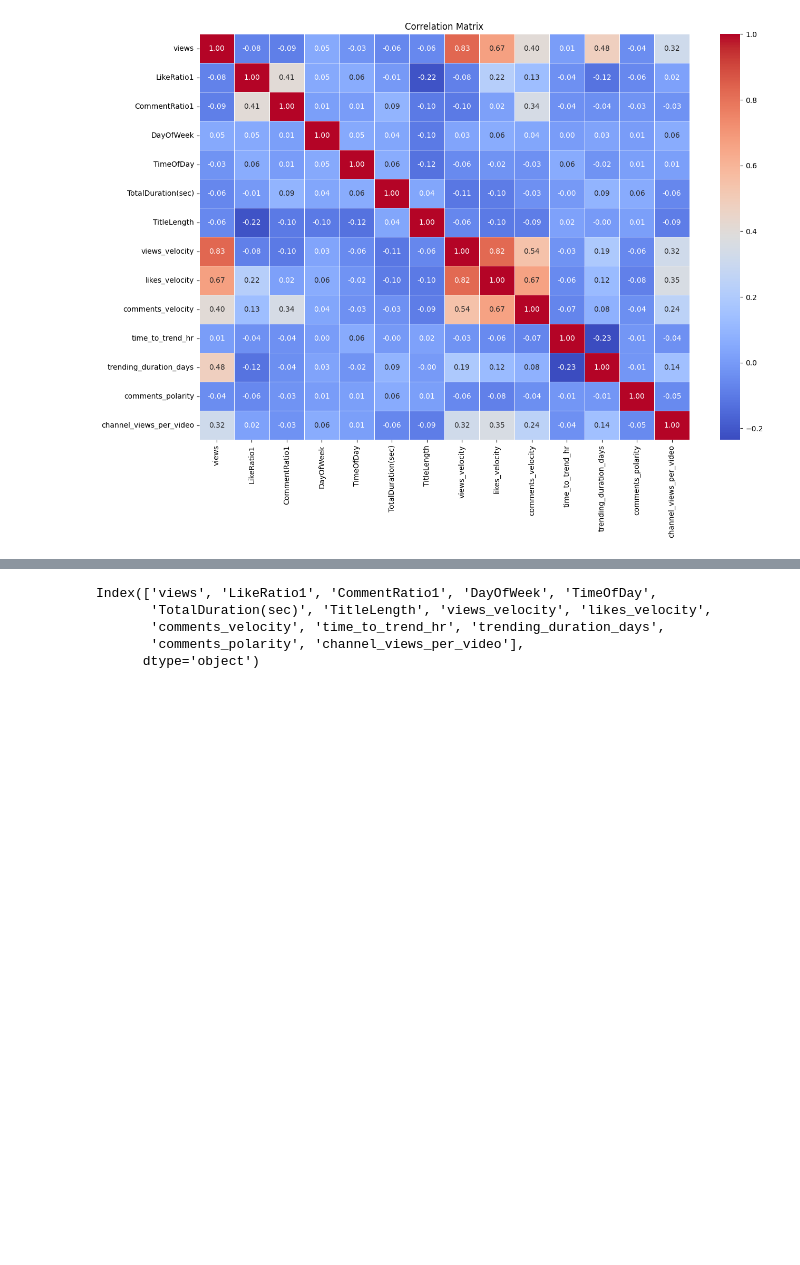
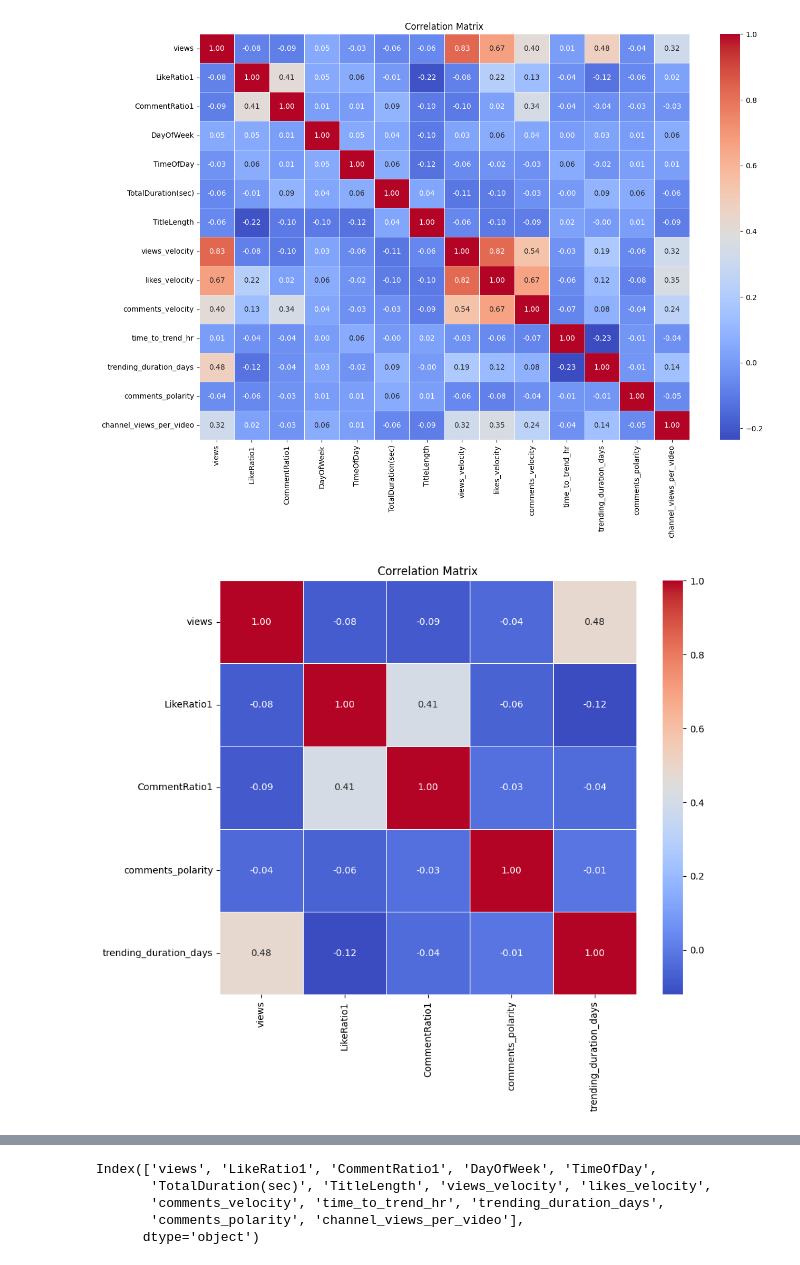
Before and after one commit to vsalto/Youtube-Trending-Content-Analysis, a Jupyter notebook: notebooks/YouTube_Content_analysis-Chapter2.ipynb, the cells around one changed output, grey strips where cells are left out. Saved outputs shown, nothing was run; the diff lists cells and outputs as text; code cells hidden in the pictures; blank space fills up the shorter version.

```diff
--- a/notebooks/YouTube_Content_analysis-Chapter2.ipynb
+++ b/notebooks/YouTube_Content_analysis-Chapter2.ipynb
@@ -451,2 +623,4 @@ df['cleaned_title'] = df['title'].apply(preprocess_text)
+# %%
+df['cleaned_title_lemmatized'] = df['cleaned_title1'].apply(lemmatize_sentence)
 # %%
-df['cleaned_title']
+df['final_title'] = df['cleaned_title_lemmatized'].apply(preprocess_text)
@@ -465,0 +627,9 @@ Name: cleaned_title, Length: 12367, dtype: object
+# %%
+# Function to remove duplicate words from a sentence
+def remove_duplicates(sentence):
+    words = sentence.split()  # Split sentence into words
+    unique_words = list(dict.fromkeys(words))  # Remove duplicates while preserving order
+    return ' '.join(unique_words)  # Join words back into a sentence
+
+# Apply the function to the 'cleaned_title_lemmatized' column
+df['final_title'] = df['final_title'].apply(remove_duplicates)
@@ -1113,3 +1309,18 @@ plt.title('Correlation Matrix')
 plt.show()
 # %% [output]
 [figure]
+# %%
+# Calculate correlation matrix
+engagement_features = numerical_features_df[['views','LikeRatio1', 'CommentRatio1', 'comments_polarity', 'trending_duration_days' ]]
+correlation_matrix = engagement_features.corr()
+# %%
+# Plot correlation matrix
+plt.figure(figsize=(10, 8))
+sns.heatmap(correlation_matrix, annot=True, cmap='coolwarm', fmt='.2f', linewidths=0.5)
+plt.title('Correlation Matrix')
+
+plt.savefig('../images/Engagement_features_cor_matrix.png')
+
+plt.show()
+# %% [output]
+[figure, added]
```
Also changed, not shown: parts of 30 cells of this notebook.
